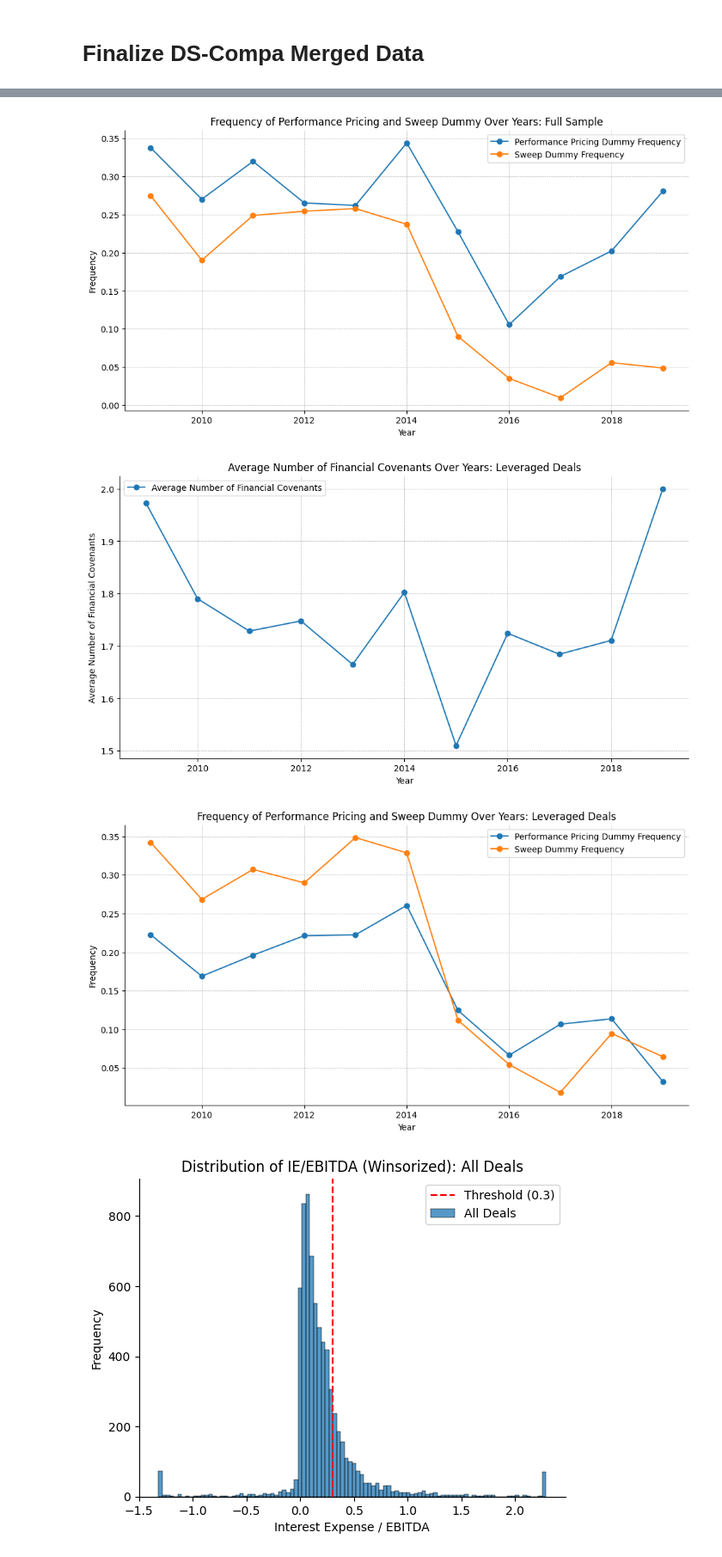
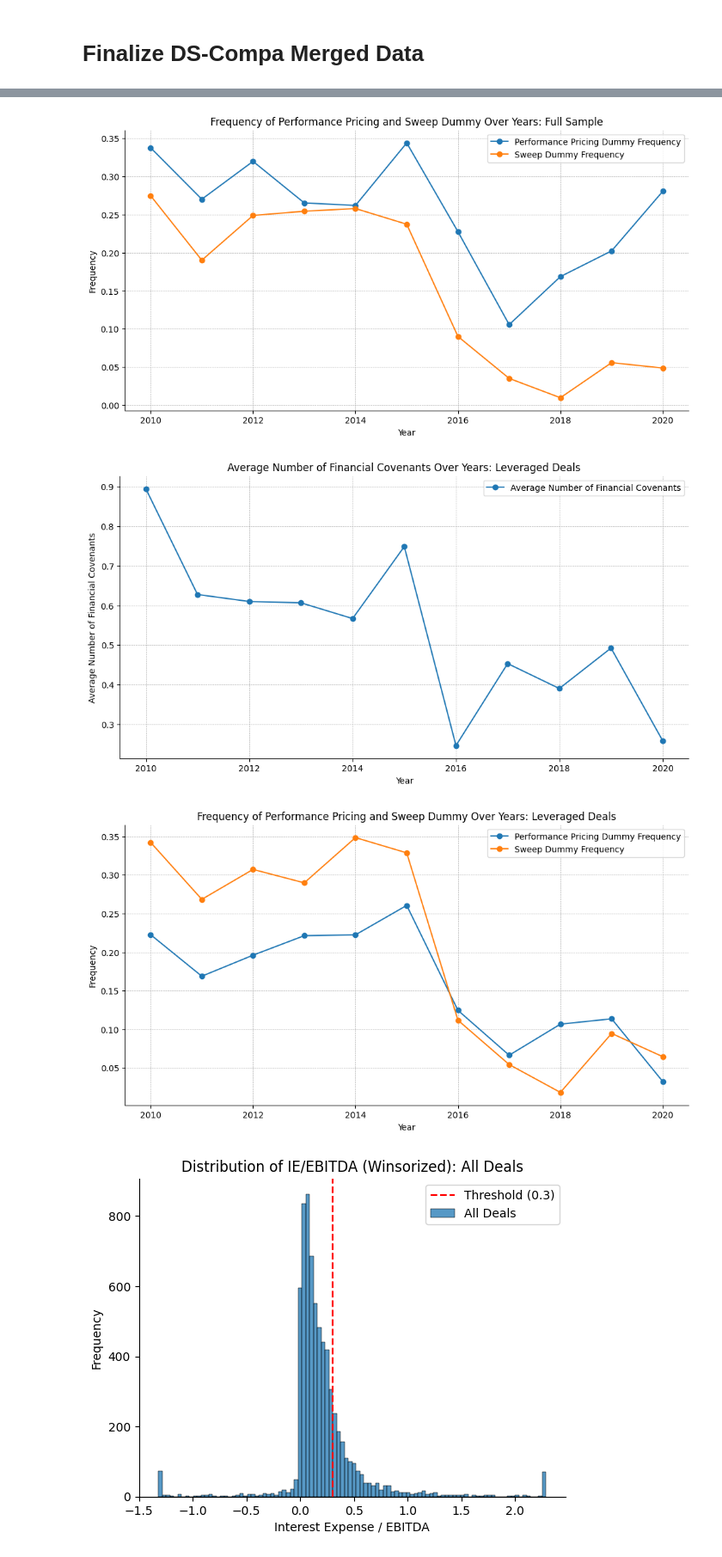
Before and after one commit to zirui-song/interest-deductibility-and-debt-contracting, a Jupyter notebook: Dealscan_Analysis.ipynb, the cells around one changed output, grey strips where cells are left out. Shown at 86% size. Cells and saved outputs as stored; diff of their text form; code cells hidden in the pictures.

```diff
--- a/Dealscan_Analysis.ipynb
+++ b/Dealscan_Analysis.ipynb
@@ -698,21 +693,23 @@ tranche_level_ds_compa = dealscan_comp_crspa_merged.groupby(['lpc_tranche_id']).
 # %%
 # generate num_fin_cov that is the number of commas in all_covenants_financial + 1
 tranche_level_ds_compa['num_fin_cov'] = tranche_level_ds_compa['all_covenants_financial'].str.count(',') + 1
+# replace missing values with 0
+tranche_level_ds_compa['num_fin_cov'] = tranche_level_ds_compa['num_fin_cov'].fillna(0)
 # generate perf_pricing dummy that is 1 if performance_pricing is not empty
 tranche_level_ds_compa['perf_pricing_dummy'] = tranche_level_ds_compa['performance_pricing'].notnull().astype(int)
 # generate sweep dummy that is 1 if any of the sweep covenants is not empty
 sweep_cols = ['excess_cf_sweep', 'asset_sales_sweep', 'debt_issue_sweep', 'equity_issue_sweep', 'insurance_proceeds_sweep']
 tranche_level_ds_compa['sweep_dummy'] = tranche_level_ds_compa[sweep_cols].notnull().any(axis=1).astype(int)
-
-# Calculate the average number of num_fin_cov over years
-avg_num_fin_cov = tranche_level_ds_compa.groupby('fyear')['num_fin_cov'].mean().reset_index()
-# Calculate the frequency of perf_pricing_dummy and sweep_dummy over years
-freq_perf_pricing = tranche_level_ds_compa.groupby('fyear')['perf_pricing_dummy'].mean().reset_index()
-freq_sweep = tranche_level_ds_compa.groupby('fyear')['sweep_dummy'].mean().reset_index()
 # %%
+# Calculate the average number of num_fin_cov over years
+avg_num_fin_cov = tranche_level_ds_compa.groupby('year')['num_fin_cov'].mean().reset_index()
+# Calculate the frequency of perf_pricing_dummy and sweep_dummy over years
+freq_perf_pricing = tranche_level_ds_compa.groupby('year')['perf_pricing_dummy'].mean().reset_index()
+freq_sweep = tranche_level_ds_compa.groupby('year')['sweep_dummy'].mean().reset_index()
+
 # Plot the average number of num_fin_cov over years
 plt.figure(figsize=(12, 6))
-plt.plot(avg_num_fin_cov['fyear'], avg_num_fin_cov['num_fin_cov'], marker='o', label='Average Number of Financial Covenants')
+plt.plot(avg_num_fin_cov['year'], avg_num_fin_cov['num_fin_cov'], marker='o', label='Average Number of Financial Covenants')
 plt.xlabel('Year')
 plt.ylabel('Average Number of Financial Covenants')
 plt.title('Average Number of Financial Covenants Over Years: Full Sample')
@@ -724,8 +721,8 @@ plt.savefig(os.path.join(overleaf_dir,'Figures/avg_num_fin_cov_fullsample.png'))
 
 # Plot the frequency of perf_pricing_dummy and sweep_dummy over years
 plt.figure(figsize=(12, 6))
-plt.plot(freq_perf_pricing['fyear'], freq_perf_pricing['perf_pricing_dummy'], marker='o', label='Performance Pricing Dummy Frequency')
-plt.plot(freq_sweep['fyear'], freq_sweep['sweep_dummy'], marker='o', label='Sweep Dummy Frequency')
+plt.plot(freq_perf_pricing['year'], freq_perf_pricing['perf_pricing_dummy'], marker='o', label='Performance Pricing Dummy Frequency')
+plt.plot(freq_sweep['year'], freq_sweep['sweep_dummy'], marker='o', label='Sweep Dummy Frequency')
 plt.xlabel('Year')
 plt.ylabel('Frequency')
 plt.title('Frequency of Performance Pricing and Sweep Dummy Over Years: Full Sample')
@@ -739,13 +736,13 @@ plt.savefig(os.path.join(overleaf_dir,'Figures/freq_perf_pricing_sweep_fullsampl
 tranche_level_ds_compa_leveraged = tranche_level_ds_compa[tranche_level_ds_compa['leveraged'] == 1]
 
 # Calculate the average number of num_fin_cov over years
-avg_num_fin_cov = tranche_level_ds_compa_leveraged.groupby('fyear')['num_fin_cov'].mean().reset_index()
+avg_num_fin_cov = tranche_level_ds_compa_leveraged.groupby('year')['num_fin_cov'].mean().reset_index()
 # Calculate the frequency of perf_pricing_dummy and sweep_dummy over years
-freq_perf_pricing = tranche_level_ds_compa_leveraged.groupby('fyear')['perf_pricing_dummy'].mean().reset_index()
-freq_sweep = tranche_level_ds_compa_leveraged.groupby('fyear')['sweep_dummy'].mean().reset_index()
+freq_perf_pricing = tranche_level_ds_compa_leveraged.groupby('year')['perf_pricing_dummy'].mean().reset_index()
+freq_sweep = tranche_level_ds_compa_leveraged.groupby('year')['sweep_dummy'].mean().reset_index()
 
 plt.figure(figsize=(12, 6))
-plt.plot(avg_num_fin_cov['fyear'], avg_num_fin_cov['num_fin_cov'], marker='o', label='Average Number of Financial Covenants')
+plt.plot(avg_num_fin_cov['year'], avg_num_fin_cov['num_fin_cov'], marker='o', label='Average Number of Financial Covenants')
 plt.xlabel('Year')
 plt.ylabel('Average Number of Financial Covenants')
 plt.title('Average Number of Financial Covenants Over Years: Leveraged Deals')
@@ -757,8 +754,8 @@ plt.savefig(os.path.join(overleaf_dir,'Figures/avg_num_fin_cov_leveraged.png'))
 
 # Plot the frequency of perf_pricing_dummy and sweep_dummy over years
 plt.figure(figsize=(12, 6))
-plt.plot(freq_perf_pricing['fyear'], freq_perf_pricing['perf_pricing_dummy'], marker='o', label='Performance Pricing Dummy Frequency')
-plt.plot(freq_sweep['fyear'], freq_sweep['sweep_dummy'], marker='o', label='Sweep Dummy Frequency')
+plt.plot(freq_perf_pricing['year'], freq_perf_pricing['perf_pricing_dummy'], marker='o', label='Performance Pricing Dummy Frequency')
+plt.plot(freq_sweep['year'], freq_sweep['sweep_dummy'], marker='o', label='Sweep Dummy Frequency')
 plt.xlabel('Year')
 plt.ylabel('Frequency')
 plt.title('Frequency of Performance Pricing and Sweep Dummy Over Years: Leveraged Deals')
@@ -772,6 +769,6 @@ plt.savefig(os.path.join(overleaf_dir,'Figures/freq_perf_pricing_sweep_leveraged
-[figure, old version]
+[figure, new version]
-[figure, old version]
+[figure, new version]
-[figure, old version]
+[figure, new version]
 # %%
 # plot the histogram of winsorized interest_expense_by_ebitda for all deals
 interest_expense_winsorized = tranche_level_ds_compa['interest_expense_by_ebitda'].clip(tranche_level_ds_compa['interest_expense_by_ebitda'].quantile(0.01), tranche_level_ds_compa['interest_expense_by_ebitda'].quantile(0.99))
```
Also changed, not shown: parts of 8 cells of this notebook.
